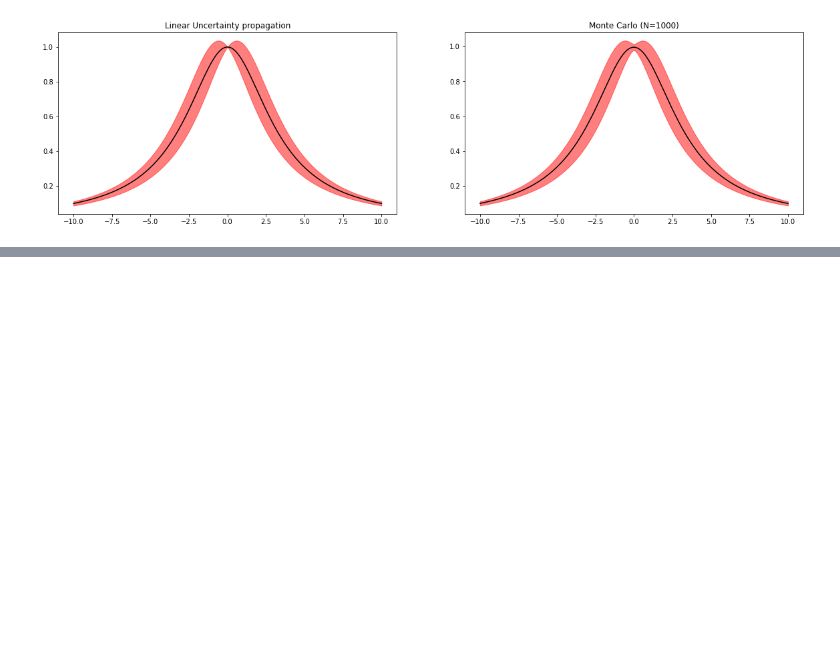
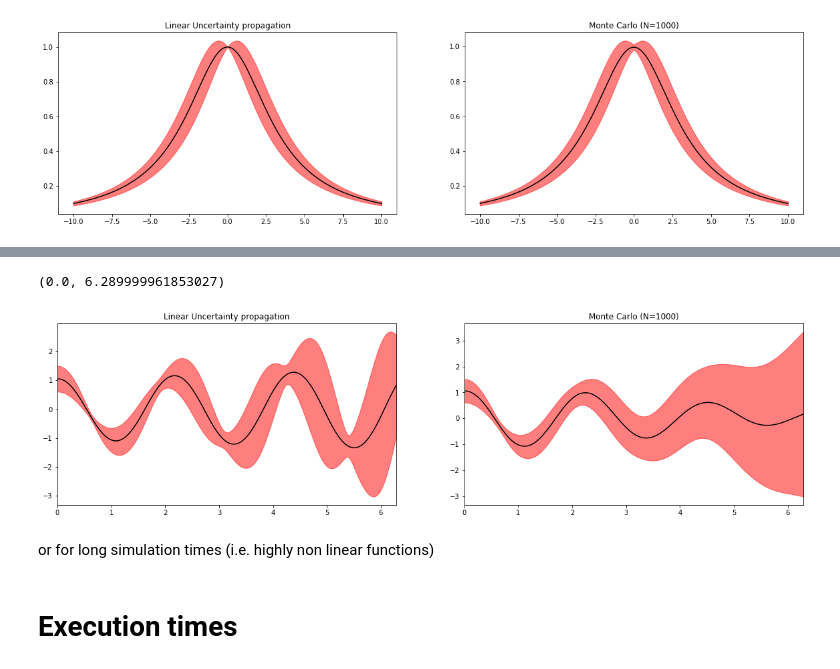
Before and after one commit to astanziola/luprox, a Jupyter notebook: Examples.ipynb, the cells around one changed output, grey strips where cells are left out. Drawn from its saved outputs; the diff is of its cells as text; code cells hidden in the pictures; blank space fills up the shorter version.

```diff
--- a/Examples.ipynb
+++ b/Examples.ipynb
@@ -74,0 +157,26 @@ f_mc(x_array+0.2, cov_x, key)[1].block_until_ready()
+# %%
+cov_in_large = jnp.diag(jnp.array([0.1, 0.01, 0.01, 0.2, 0.01]))
+# %%
+linear_trajectory, covariance = solve_linear(params, cov_in_large)
+linear_std = jnp.sqrt(jnp.diag(covariance))
+
+mc_trajectory, covariance = solve_mc(params, cov_in_large, key)
+mc_std = jnp.sqrt(jnp.diag(covariance))
+# %%
+fig, ax = plt.subplots(1,2,figsize=(20,5))
+ax[0].plot(t, linear_trajectory, color="black")
+ax[0].fill_between(t, linear_trajectory-linear_std, linear_trajectory+linear_std, color="red", alpha=0.5)
+ax[0].set_title("Linear Uncertainty propagation")
+ax[0].set_xlim([t[0], t[-1]])
+
+ax[1].plot(t, mc_trajectory, color="black")
+ax[1].fill_between(t, mc_trajectory-mc_std, mc_trajectory+mc_std, color="red", alpha=0.5)
+ax[1].set_title("Monte Carlo (N=1000)")
+ax[1].set_xlim([t[0], t[-1]])
+# %% [output]
+(0.0, 6.289999961853027)
+[figure, added]
+# %% [markdown]
+or for long simulation times (i.e. highly non linear functions)
+# %% [markdown]
+# Execution times
```
Also changed, not shown: parts of 15 cells of this notebook, 4 other files.
